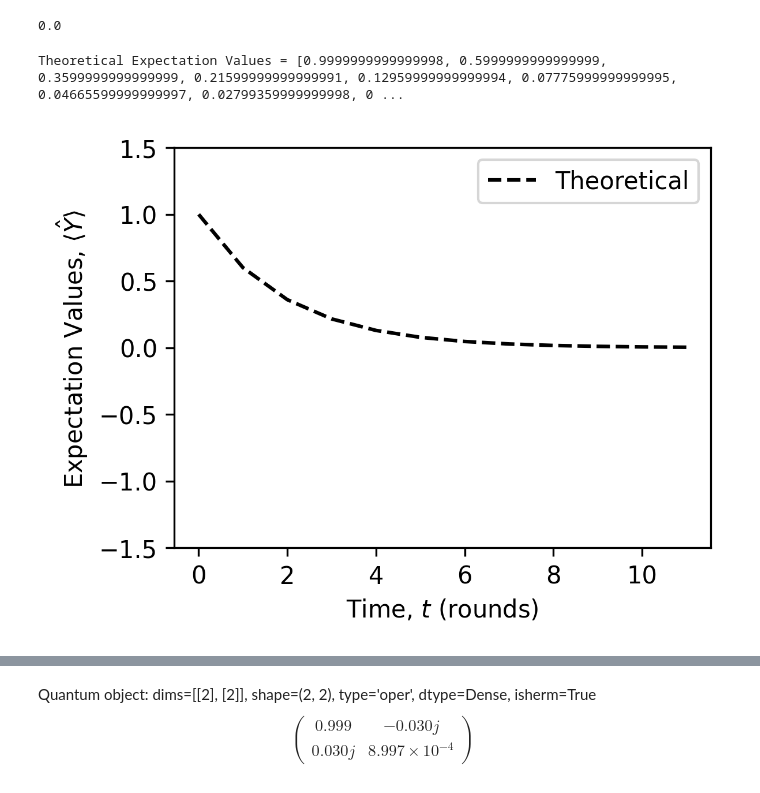
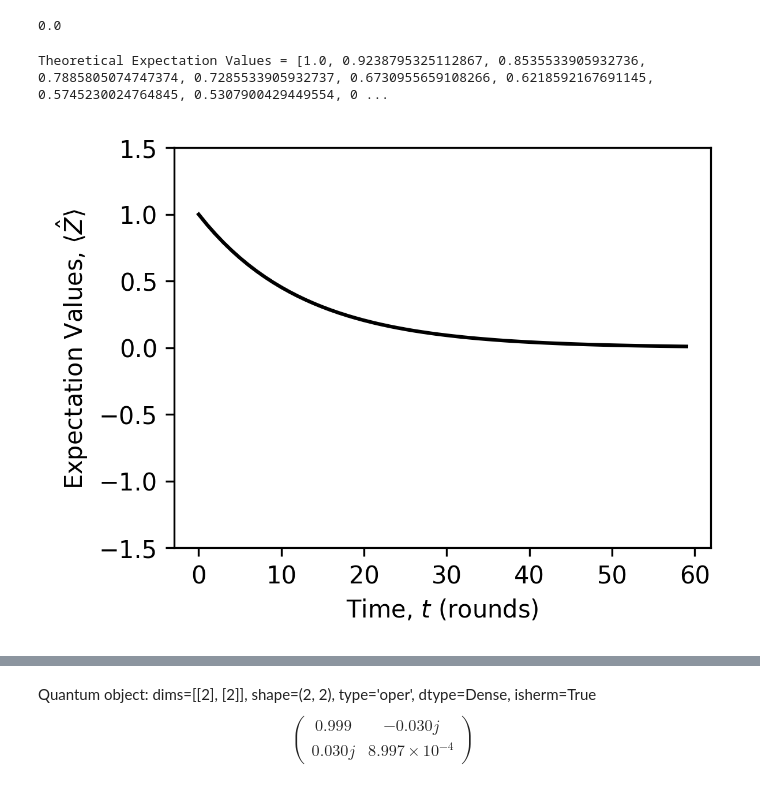
Before and after one commit to ThatGuy65/YQIwork, a Jupyter notebook: Chapter3Examples.ipynb, the cells around one changed output, grey strips where cells are left out. Cells and saved outputs as stored; diff of their text form; code cells hidden in the pictures.

```diff
--- a/Chapter3Examples.ipynb
+++ b/Chapter3Examples.ipynb
@@ -647,7 +647,7 @@ def pauli_sim_plot(initial, probs, t, proj_basis):
 
     #print(f"Measured Error = {std_error}")
     #print(f"Total Measured Error = {error}")
-    ax.plot(x_axis, theory_y_axis, '--k', label='Theoretical')
+    ax.plot(x_axis, theory_y_axis, 'black', label='Measurements')
 
     #print(f"Measured Error = {measured_error}")
     #print(f"Measured Error Array = {error}")
@@ -657,38 +657,42 @@ def pauli_sim_plot(initial, probs, t, proj_basis):
     '''
     ax.errorbar(x_axis, mean, # supply the x and y coordinates
                 color='#AA4433',
                 yerr= uncertainty, # supply the size of the error bars
                 fmt='o', # only draw datapoints using circles, don't connect
                 markersize=2.5, # size of the circles
                 capsize=2, # size of the caps on the error bars
                 label='Measured',
                 )
     '''
-    ax.legend(loc = "upper right") # create the legend with previously marked information
+    #ax.legend(loc = "upper right") # create the legend with previously marked information
 '''
 pauli_sim_plot(basis(2,0) * basis(2,0).dag(), probs={'Px' : 0.2,
                'Py' : 0.2,
                'Pi' : 0.2,
                'Pz' : 0.4},
                t=24, proj_basis="Z")
 
 pauli_sim_plot(basis(2,1) * basis(2,1).dag(), probs={'Px' : 0.2,
                'Py' : 0.2,
                'Pi' : 0.2,
                'Pz' : 0.4},
                t=24, proj_basis="Z")
 
 pauli_sim_plot(basis(2,0) * basis(2,0).dag(), probs={'Px' : 0.1,
                'Py' : 0.1,
                'Pi' : 0.7,
                'Pz' : 0.1},
                t=12, proj_basis="Z")
 '''
-pauli_sim_plot((1 / np.sqrt(2)) * (basis(2,0) + (1j * basis(2,1))) * (1 / np.sqrt(2)) * (basis(2,0) + (1j * basis(2,1))).dag(), probs={'Px' : 0.1,
-               'Py' : 0.1,
-               'Pi' : 0.7,
-               'Pz' : 0.1},
-               t=12, proj_basis="Y")
+px = np.sin(np.pi/16)**2
+pi = 1 - px
+py = 0
+pz = 0
+pauli_sim_plot(basis(2,0) * basis(2,0).dag(), probs={'Px' : px,
+               'Py' : py,
+               'Pi' : pi,
+               'Pz' : pz},
+               t=60, proj_basis="Z")
 # %% [output]
-Theoretical Expectation Values = [0.9999999999999998, 0.5999999999999999, 0.3599999999999999, 0.21599999999999991, 0.12959999999999994, 0.07775999999999995, 0.04665599999999997, 0.02799359999999998, 0 ...
+Theoretical Expectation Values = [1.0, 0.9238795325112867, 0.8535533905932736, 0.7885805074747374, 0.7285533905932737, 0.6730955659108266, 0.6218592167691145, 0.5745230024764845, 0.5307900429449554, 0 ...
-[figure, old version]
+[figure, new version]
```
Also changed, not shown: parts of 2 cells of this notebook, 2 other files.
